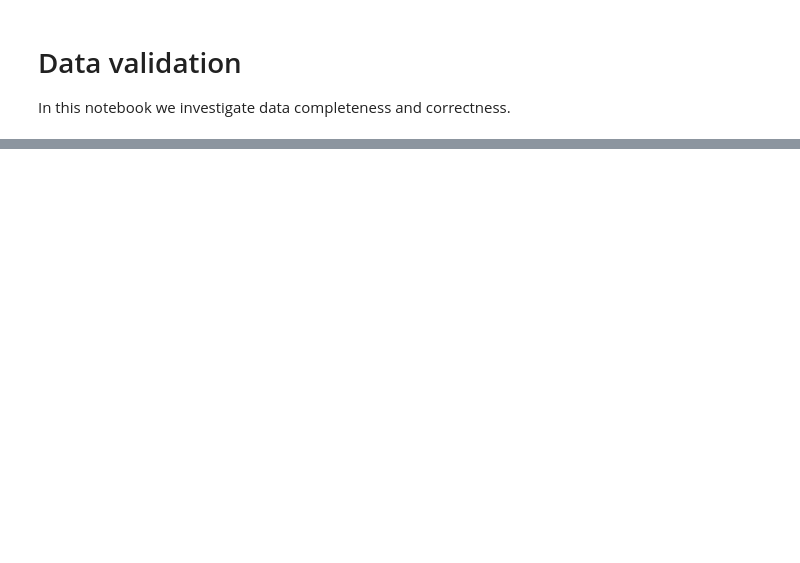
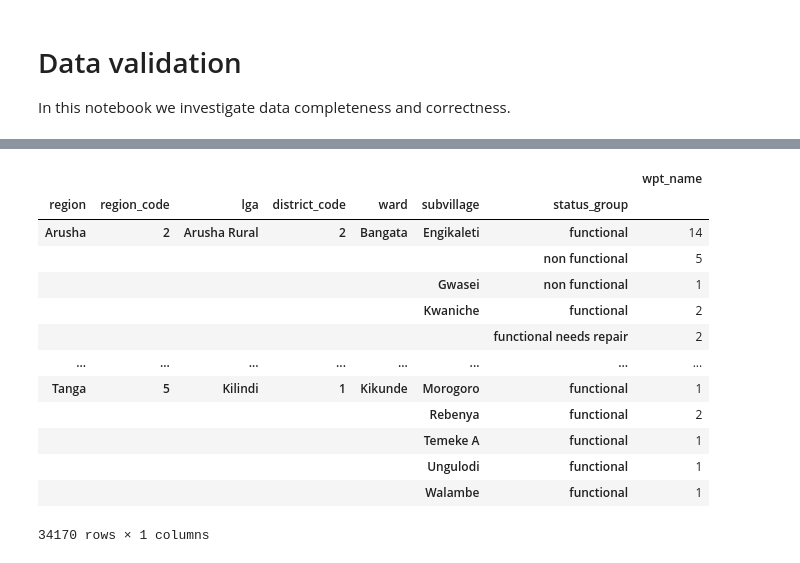
Before and after one commit to sethchart/Pump-it-Up-Data-Mining-the-Water-Table, a Jupyter notebook: code/DataValidation.ipynb, the cells around one changed output, grey strips where cells are left out. Cells and saved outputs as stored; diff of their text form; code cells hidden in the pictures; blank space fills up the shorter version.

```diff
--- a/code/DataValidation.ipynb
+++ b/code/DataValidation.ipynb
@@ -145,0 +196,18 @@ plt.barh(y=num_unique['name'], width=num_unique['count'])
+# %%
+qualGeo = df[['region', 'region_code', 'lga', 'district_code', 'ward', 'subvillage', 'status_group', 'wpt_name']]
+qualGeo.groupby(by=['region', 'region_code', 'lga', 'district_code', 'ward', 'subvillage', 'status_group']).count()
+# %% [output]
+|  |  |  |  |  |  |  | wpt_name |
+| region | region_code | lga | district_code | ward | subvillage | status_group |  |
+| Arusha | 2 | Arusha Rural | 2 | Bangata | Engikaleti | functional | 14 |
+|  |  |  |  |  |  | non functional | 5 |
+|  |  |  |  |  | Gwasei | non functional | 1 |
+|  |  |  |  |  | Kwaniche | functional | 2 |
+|  |  |  |  |  |  | functional needs repair | 2 |
+| ... | ... | ... | ... | ... | ... | ... | ... |
+| Tanga | 5 | Kilindi | 1 | Kikunde | Morogoro | functional | 1 |
+|  |  |  |  |  | Rebenya | functional | 2 |
+|  |  |  |  |  | Temeke A | functional | 1 |
+|  |  |  |  |  | Ungulodi | functional | 1 |
+|  |  |  |  |  | Walambe | functional | 1 |
+34170 rows × 1 columns
```
Also changed, not shown: parts of 50 cells of this notebook.
